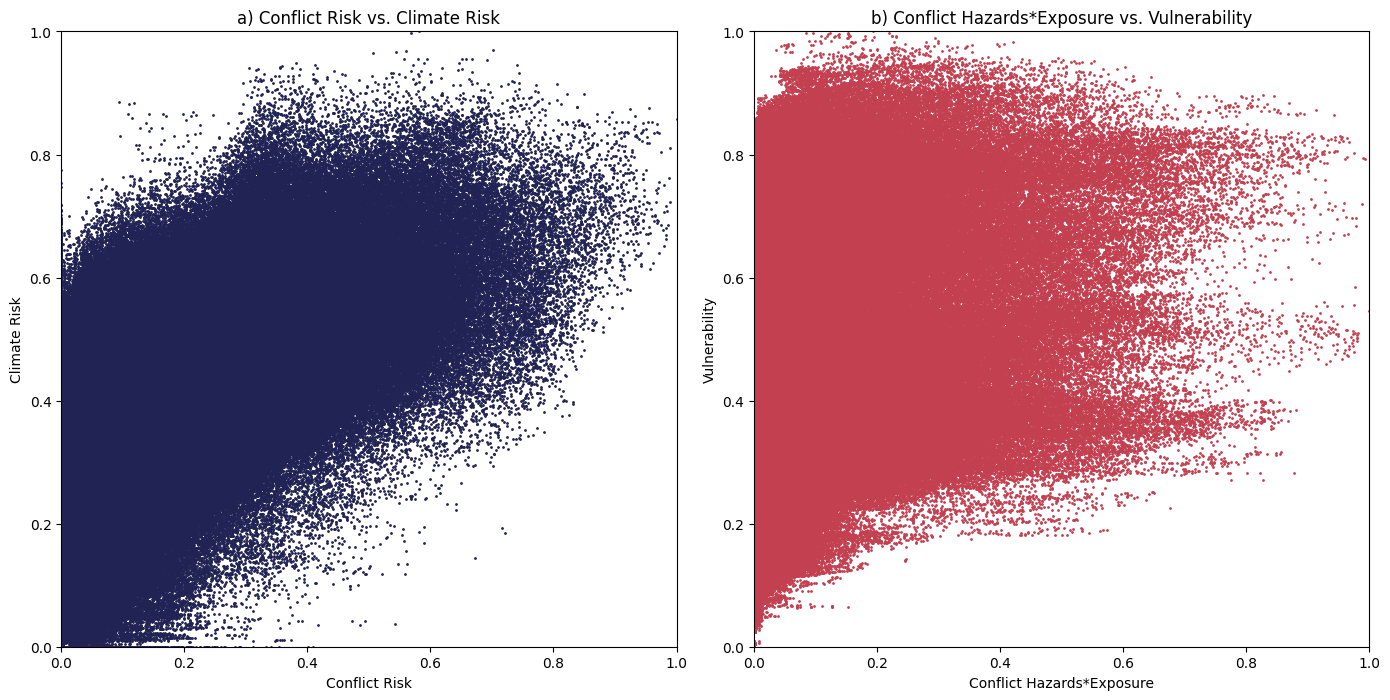
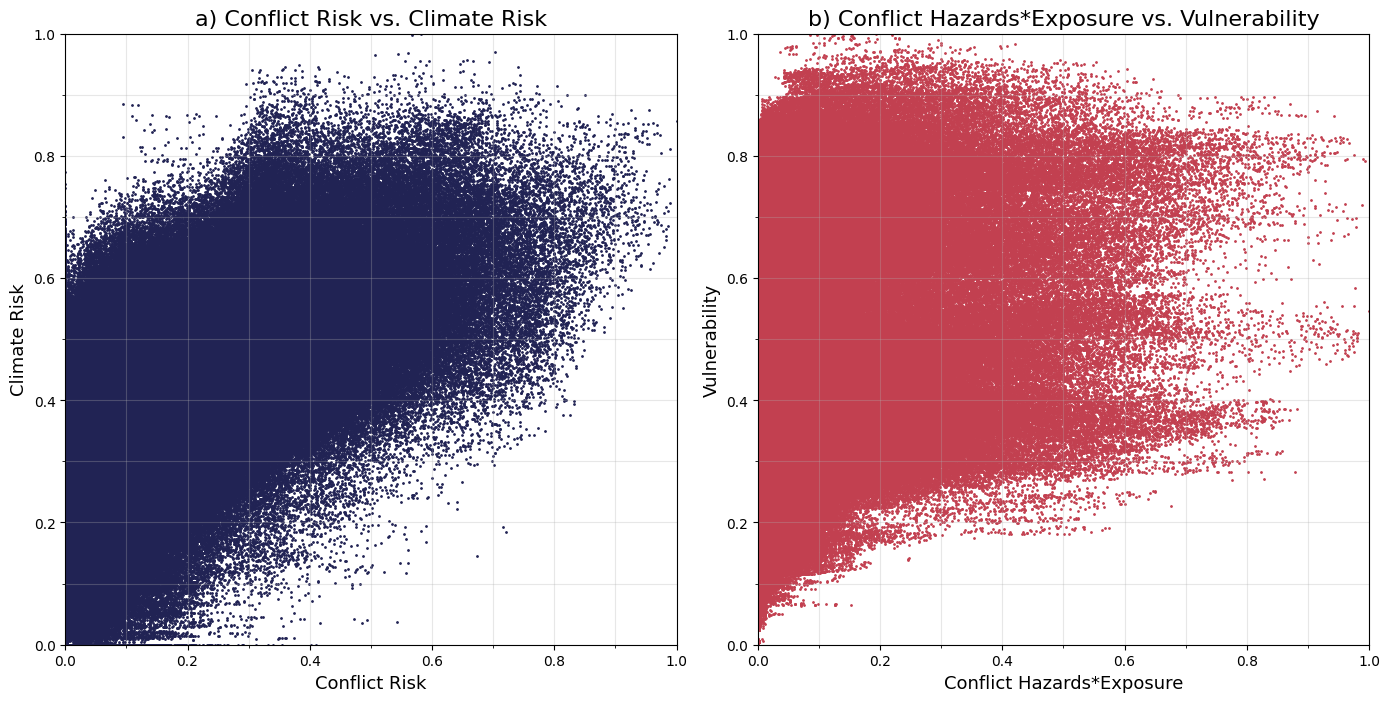
The change to this notebook cell's code, shown as a diff; its figure went from the first image to the second:
--- before
+++ after
@@ -1,13 +1,17 @@
+stitle=16
+slabel=13
+sticklabel=10
+
 fig, axs = plt.subplots(1,2, figsize=(14, 7))
 # conflict risk vs. climate risk
 axs[0].scatter(df_full.CON_risk, df_full.CLI_risk, color=color_ccvi2, s=1)
-axs[0].set_xlabel("Conflict Risk")
-axs[0].set_ylabel("Climate Risk")
-axs[0].set_title("a) Conflict Risk vs. Climate Risk")
+axs[0].set_xlabel("Conflict Risk", size=slabel)
+axs[0].set_ylabel("Climate Risk", size=slabel)
+axs[0].set_title("a) Conflict Risk vs. Climate Risk", size=stitle)
 # conflict hazard*exposure vs. climate hazard*exposure
 axs[1].scatter(df_full.CON, df_full.VUL, color=color_con2, s=1)
-axs[1].set_xlabel("Conflict Hazards*Exposure")
-axs[1].set_ylabel("Vulnerability")
-axs[1].set_title("b) Conflict Hazards*Exposure vs. Vulnerability")
+axs[1].set_xlabel("Conflict Hazards*Exposure", size=slabel)
+axs[1].set_ylabel("Vulnerability", size=slabel)
+axs[1].set_title("b) Conflict Hazards*Exposure vs. Vulnerability", size=stitle)
 # adjust axes
 for ax in axs:
@@ -15,4 +19,8 @@
     ax.set_xlim([0, 1])
     ax.set_aspect(1)
+    ax.tick_params(labelsize=sticklabel)
+    ax.xaxis.set_minor_locator(mpl.ticker.MultipleLocator(0.1))
+    ax.yaxis.set_minor_locator(mpl.ticker.MultipleLocator(0.1))
+    ax.grid(which="both", alpha=0.3)
 plt.tight_layout()
 plt.savefig("paper/figures/figure3-scatter-components", dpi=600, bbox_inches="tight")

Commit: updated figure filenames, minor style update and cleanups